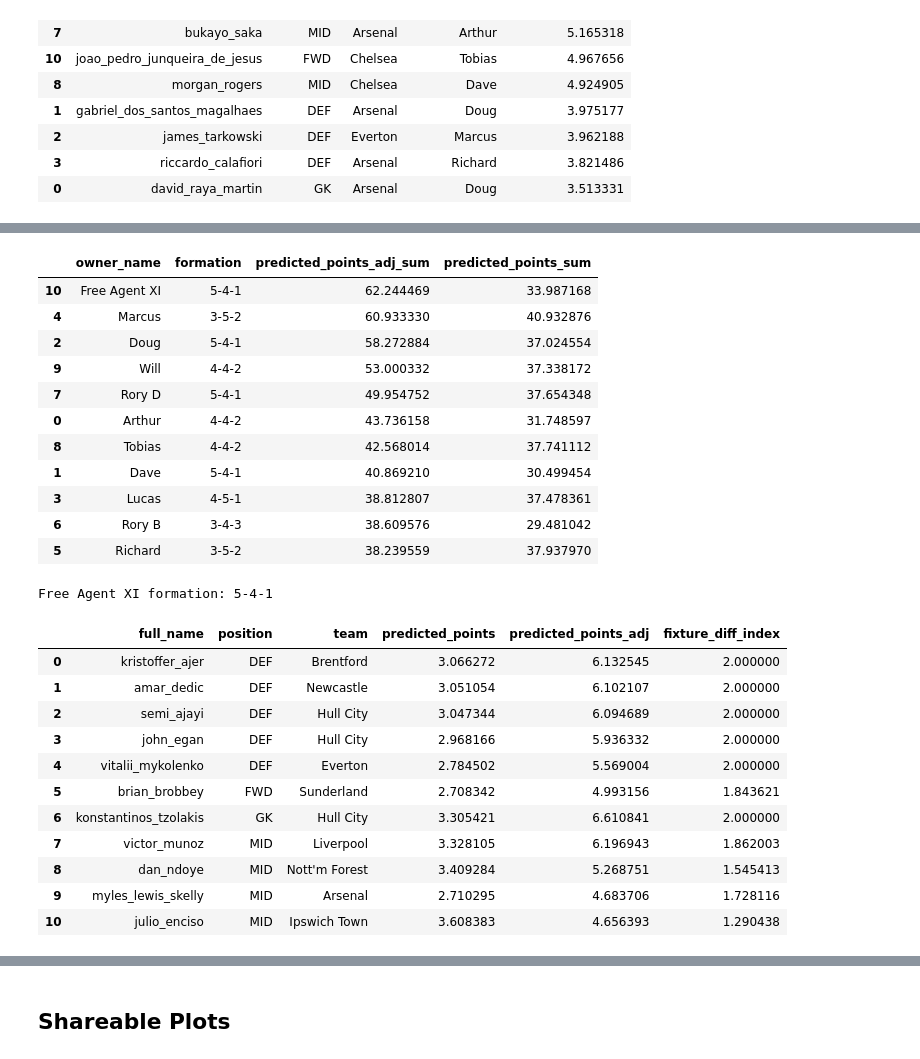
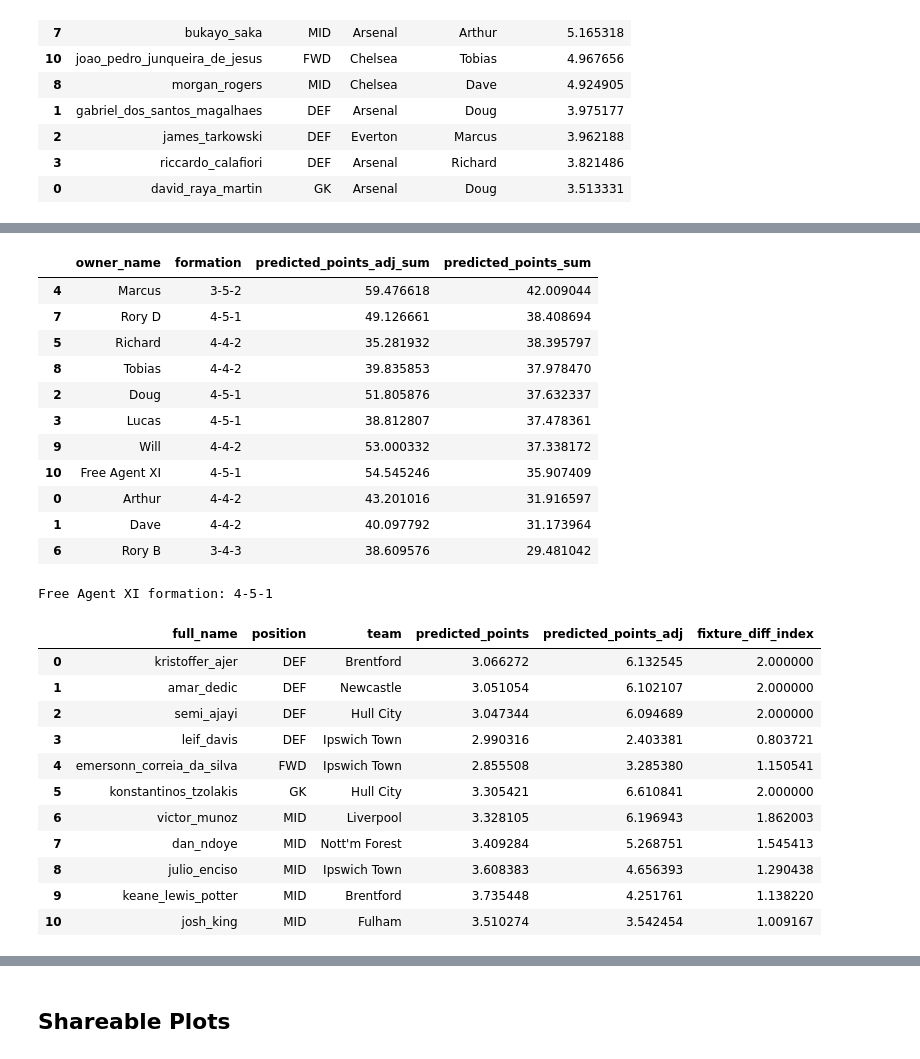
Before and after one commit to doug-ellis/draft_fpl_2627, a Jupyter notebook: transfer/outputs/picking_notebooks/gw3.ipynb, the cells around one changed output, grey strips where cells are left out. Saved outputs shown, nothing was run; the diff lists cells and outputs as text; code cells hidden in the pictures.

```diff
--- a/transfer/outputs/picking_notebooks/gw3.ipynb
+++ b/transfer/outputs/picking_notebooks/gw3.ipynb
@@ -440,63 +440,63 @@ for owner_name in sorted(df_sorted['owner_name'].unique()):
     owner_df = df_sorted.query('owner_name == @owner_name').copy()
     if owner_df.empty:
         continue
-    owner_formation, owner_best_11 = get_best_11(owner_df)
+    owner_formation, owner_best_11 = get_best_11_noadj(owner_df)
     owner_summary_rows.append({
         'owner_name': owner_name,
         'formation': f"{owner_formation['DEF']}-{owner_formation['MID']}-{owner_formation['FWD']}",
         'predicted_points_adj_sum': owner_best_11['predicted_points_adj'].sum(),
         'predicted_points_sum': owner_best_11['predicted_points'].sum(),
     })
 
 # Add and show the best XI that can be built from free agents only.
 free_agent_df = df_sorted.query('owner_name == "Free Agent"').copy()
 if not free_agent_df.empty:
-    fa_formation, fa_best_11 = get_best_11(free_agent_df)
+    fa_formation, fa_best_11 = get_best_11_noadj(free_agent_df)
     owner_summary_rows.append({
         'owner_name': 'Free Agent XI',
         'formation': f"{fa_formation['DEF']}-{fa_formation['MID']}-{fa_formation['FWD']}",
         'predicted_points_adj_sum': fa_best_11['predicted_points_adj'].sum(),
         'predicted_points_sum': fa_best_11['predicted_points'].sum(),
     })
 
-owner_summary = pd.DataFrame(owner_summary_rows).sort_values('predicted_points_adj_sum', ascending=False)
+owner_summary = pd.DataFrame(owner_summary_rows).sort_values('predicted_points_sum', ascending=False)
 display(owner_summary)
 
 if fa_best_11.empty:
     print('No Free Agent XI available for this GW.')
 else:
     print(f"Free Agent XI formation: {fa_formation['DEF']}-{fa_formation['MID']}-{fa_formation['FWD']}")
     display(
         fa_best_11[
             ['full_name', 'position', 'team', 'predicted_points', 'predicted_points_adj', 'fixture_diff_index']
         ].sort_values(['position', 'predicted_points_adj'], ascending=[True, False]).reset_index(drop=True)
     )
 # %% [output]
 |  | owner_name | formation | predicted_points_adj_sum | predicted_points_sum |
-| 10 | Free Agent XI | 5-4-1 | 62.244469 | 33.987168 |
-| 4 | Marcus | 3-5-2 | 60.933330 | 40.932876 |
-| 2 | Doug | 5-4-1 | 58.272884 | 37.024554 |
+| 4 | Marcus | 3-5-2 | 59.476618 | 42.009044 |
+| 7 | Rory D | 4-5-1 | 49.126661 | 38.408694 |
+| 5 | Richard | 4-4-2 | 35.281932 | 38.395797 |
+| 8 | Tobias | 4-4-2 | 39.835853 | 37.978470 |
+| 2 | Doug | 4-5-1 | 51.805876 | 37.632337 |
+| 3 | Lucas | 4-5-1 | 38.812807 | 37.478361 |
 | 9 | Will | 4-4-2 | 53.000332 | 37.338172 |
-| 7 | Rory D | 5-4-1 | 49.954752 | 37.654348 |
-| 0 | Arthur | 4-4-2 | 43.736158 | 31.748597 |
-| 8 | Tobias | 4-4-2 | 42.568014 | 37.741112 |
-| 1 | Dave | 5-4-1 | 40.869210 | 30.499454 |
-| 3 | Lucas | 4-5-1 | 38.812807 | 37.478361 |
+| 10 | Free Agent XI | 4-5-1 | 54.545246 | 35.907409 |
+| 0 | Arthur | 4-4-2 | 43.201016 | 31.916597 |
+| 1 | Dave | 4-4-2 | 40.097792 | 31.173964 |
 | 6 | Rory B | 3-4-3 | 38.609576 | 29.481042 |
-| 5 | Richard | 3-5-2 | 38.239559 | 37.937970 |
-Free Agent XI formation: 5-4-1
+Free Agent XI formation: 4-5-1
 |  | full_name | position | team | predicted_points | predicted_points_adj | fixture_diff_index |
 | 0 | kristoffer_ajer | DEF | Brentford | 3.066272 | 6.132545 | 2.000000 |
 | 1 | amar_dedic | DEF | Newcastle | 3.051054 | 6.102107 | 2.000000 |
 | 2 | semi_ajayi | DEF | Hull City | 3.047344 | 6.094689 | 2.000000 |
-| 3 | john_egan | DEF | Hull City | 2.968166 | 5.936332 | 2.000000 |
-| 4 | vitalii_mykolenko | DEF | Everton | 2.784502 | 5.569004 | 2.000000 |
-| 5 | brian_brobbey | FWD | Sunderland | 2.708342 | 4.993156 | 1.843621 |
-| 6 | konstantinos_tzolakis | GK | Hull City | 3.305421 | 6.610841 | 2.000000 |
-| 7 | victor_munoz | MID | Liverpool | 3.328105 | 6.196943 | 1.862003 |
-| 8 | dan_ndoye | MID | Nott'm Forest | 3.409284 | 5.268751 | 1.545413 |
-| 9 | myles_lewis_skelly | MID | Arsenal | 2.710295 | 4.683706 | 1.728116 |
-| 10 | julio_enciso | MID | Ipswich Town | 3.608383 | 4.656393 | 1.290438 |
+| 3 | leif_davis | DEF | Ipswich Town | 2.990316 | 2.403381 | 0.803721 |
+| 4 | emersonn_correia_da_silva | FWD | Ipswich Town | 2.855508 | 3.285380 | 1.150541 |
+| 5 | konstantinos_tzolakis | GK | Hull City | 3.305421 | 6.610841 | 2.000000 |
+| 6 | victor_munoz | MID | Liverpool | 3.328105 | 6.196943 | 1.862003 |
+| 7 | dan_ndoye | MID | Nott'm Forest | 3.409284 | 5.268751 | 1.545413 |
+| 8 | julio_enciso | MID | Ipswich Town | 3.608383 | 4.656393 | 1.290438 |
+| 9 | keane_lewis_potter | MID | Brentford | 3.735448 | 4.251761 | 1.138220 |
+| 10 | josh_king | MID | Fulham | 3.510274 | 3.542454 | 1.009167 |
 # %%
 fig, ax = plt.subplots(figsize=(8, 4))
 plot_owner_summary = owner_summary.copy()
```
Also changed, not shown: parts of 5 cells of this notebook.
